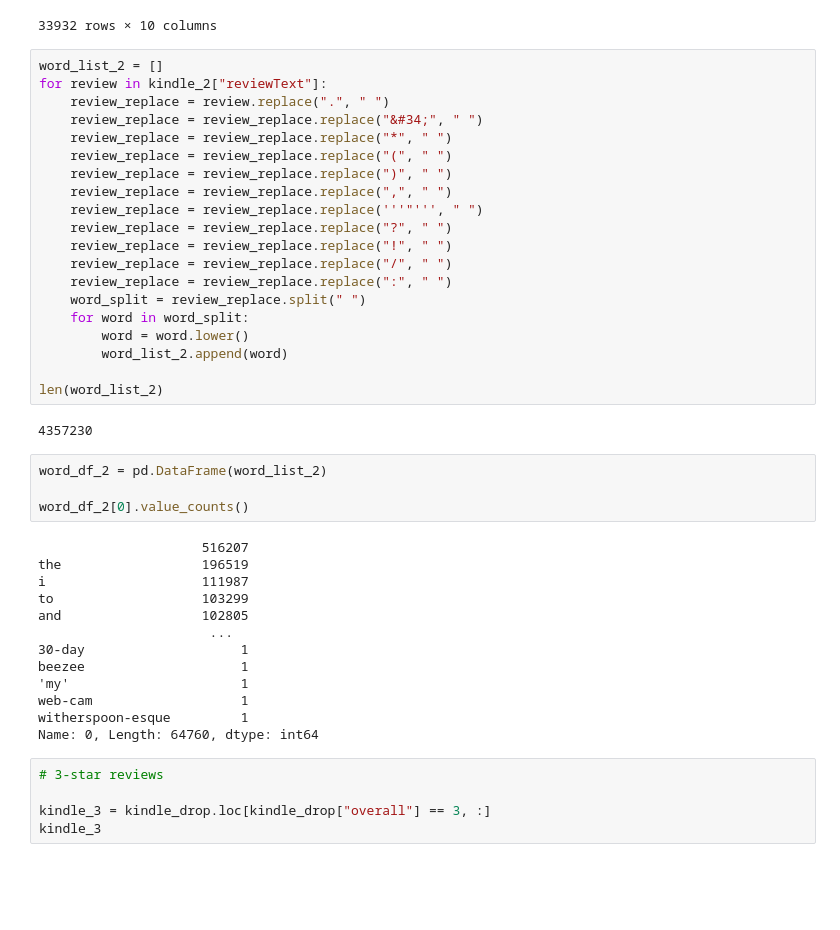
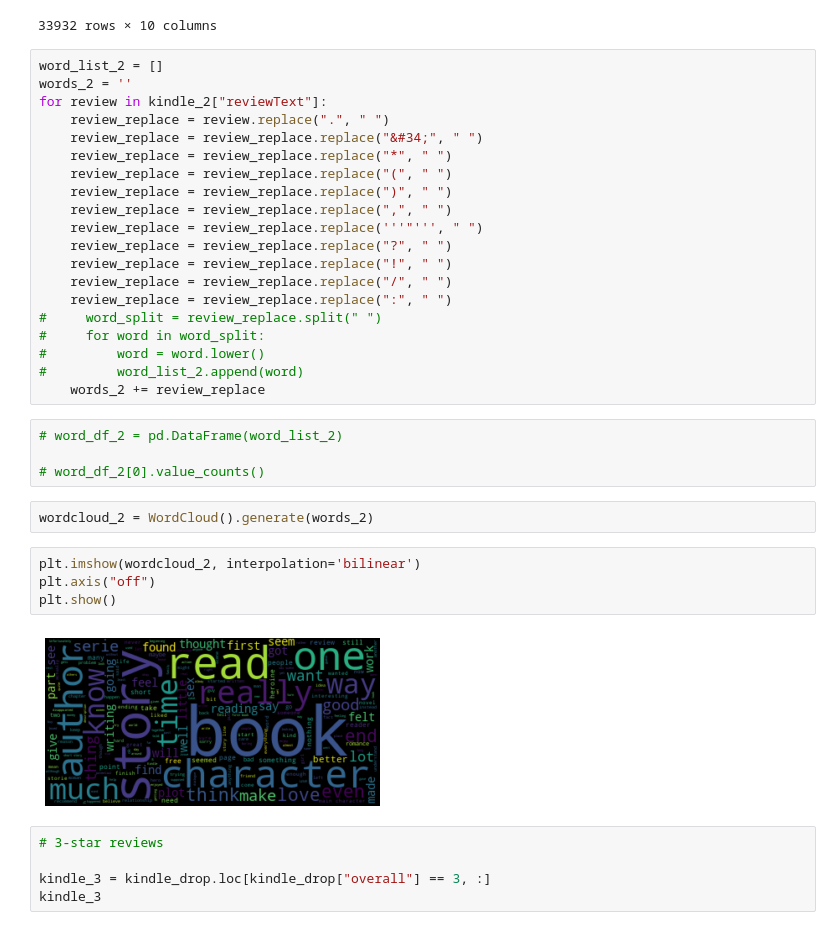
Before and after one commit to JoshSniderman/Merge, a Jupyter notebook: WordCount(Stars).ipynb, the cells around one changed output. Cells and saved outputs as stored; diff of their text form; blank space fills up the shorter version.

```diff
--- a/WordCount(Stars).ipynb
+++ b/WordCount(Stars).ipynb
@@ -105,6 +101,7 @@ kindle_2
 33932 rows × 10 columns
 # %%
 word_list_2 = []
+words_2 = ''
 for review in kindle_2["reviewText"]:
     review_replace = review.replace(".", " ")
     review_replace = review_replace.replace("&#34;", " ")
@@ -117,31 +114,23 @@ for review in kindle_2["reviewText"]:
     review_replace = review_replace.replace("!", " ")
     review_replace = review_replace.replace("/", " ")
     review_replace = review_replace.replace(":", " ")
-    word_split = review_replace.split(" ")
-    for word in word_split:
-        word = word.lower()
-        word_list_2.append(word)
-
-len(word_list_2)
+#     word_split = review_replace.split(" ")
+#     for word in word_split:
+#         word = word.lower()
+#         word_list_2.append(word)
+    words_2 += review_replace
-# %% [output]
-4357230
 # %%
-word_df_2 = pd.DataFrame(word_list_2)
+# word_df_2 = pd.DataFrame(word_list_2)
 
-word_df_2[0].value_counts()
+# word_df_2[0].value_counts()
-# %% [output]
-                     516207
-the                  196519
-i                    111987
-to                   103299
-and                  102805
-                      ...
-30-day                    1
-beezee                    1
-'my'                      1
-web-cam                   1
-witherspoon-esque         1
-Name: 0, Length: 64760, dtype: int64
+# %%
+wordcloud_2 = WordCloud().generate(words_2)
+# %%
+plt.imshow(wordcloud_2, interpolation='bilinear')
+plt.axis("off")
+plt.show()
+# %% [output]
+[figure, added]
 # %%
 # 3-star reviews
 
```
Also changed, not shown: parts of 17 cells of this notebook, 1 other file.
